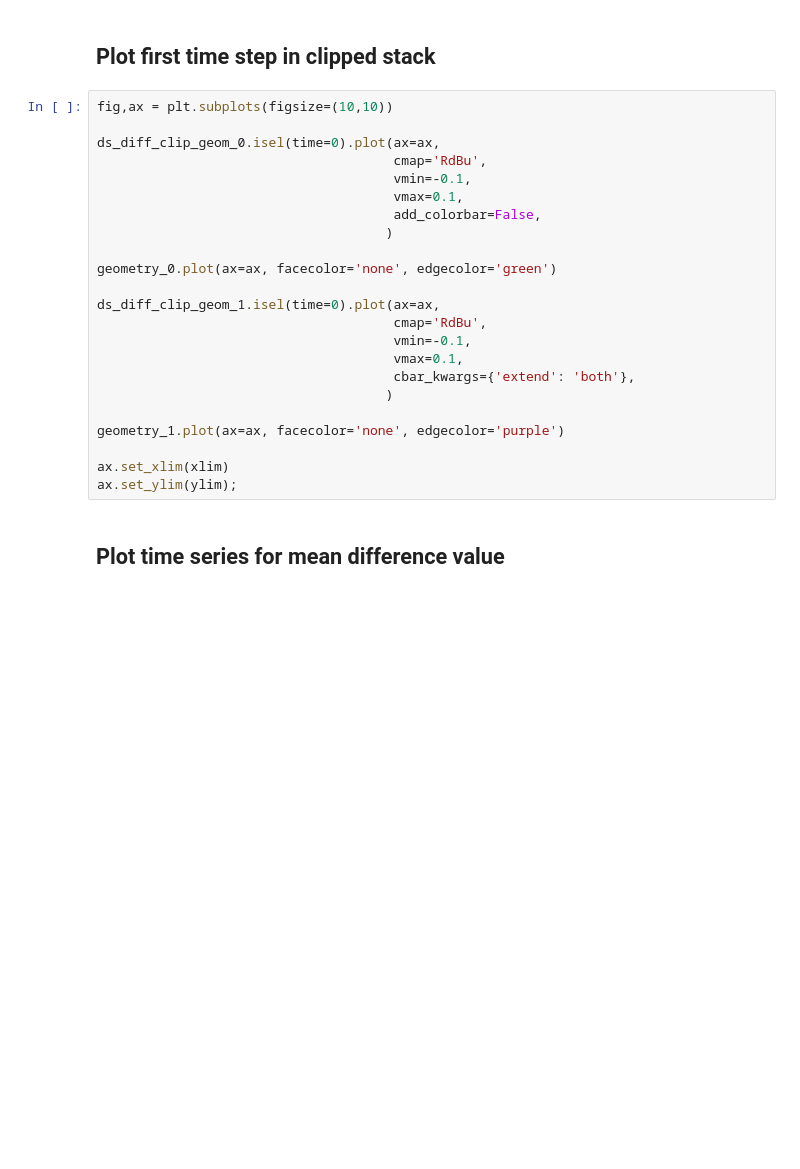
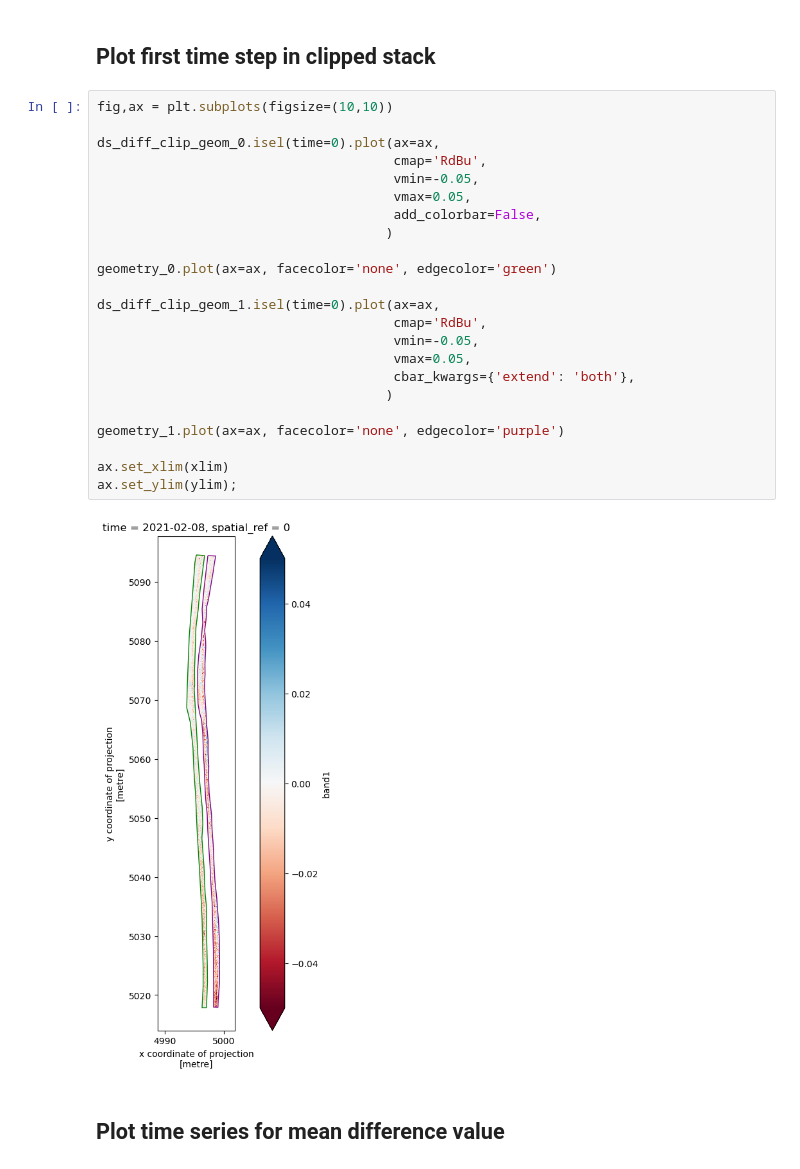
Before and after one commit to amanaster2/micro_diff, a Jupyter notebook: notebooks/stack_rasters.ipynb, the cells around one changed output. Drawn from its saved outputs; the diff is of its cells as text; blank space fills up the shorter version.

```diff
--- a/notebooks/stack_rasters.ipynb
+++ b/notebooks/stack_rasters.ipynb
@@ -337,26 +313,28 @@ ds_diff_clip_geom_1 = ds_diff.rio.clip(geometry_1['geometry'])
 # %%
 fig,ax = plt.subplots(figsize=(10,10))
 
 ds_diff_clip_geom_0.isel(time=0).plot(ax=ax,
                                       cmap='RdBu',
-                                      vmin=-0.1,
-                                      vmax=0.1,
+                                      vmin=-0.05,
+                                      vmax=0.05,
                                       add_colorbar=False,
                                      )
 
 geometry_0.plot(ax=ax, facecolor='none', edgecolor='green')
 
 ds_diff_clip_geom_1.isel(time=0).plot(ax=ax,
                                       cmap='RdBu',
-                                      vmin=-0.1,
-                                      vmax=0.1,
+                                      vmin=-0.05,
+                                      vmax=0.05,
                                       cbar_kwargs={'extend': 'both'},
                                      )
 
 geometry_1.plot(ax=ax, facecolor='none', edgecolor='purple')
 
 ax.set_xlim(xlim)
 ax.set_ylim(ylim);
+# %% [output]
+[figure, added]
 # %% [markdown]
 ## Plot time series for mean difference value
 # %%
```
Also changed, not shown: parts of 19 cells of this notebook.
